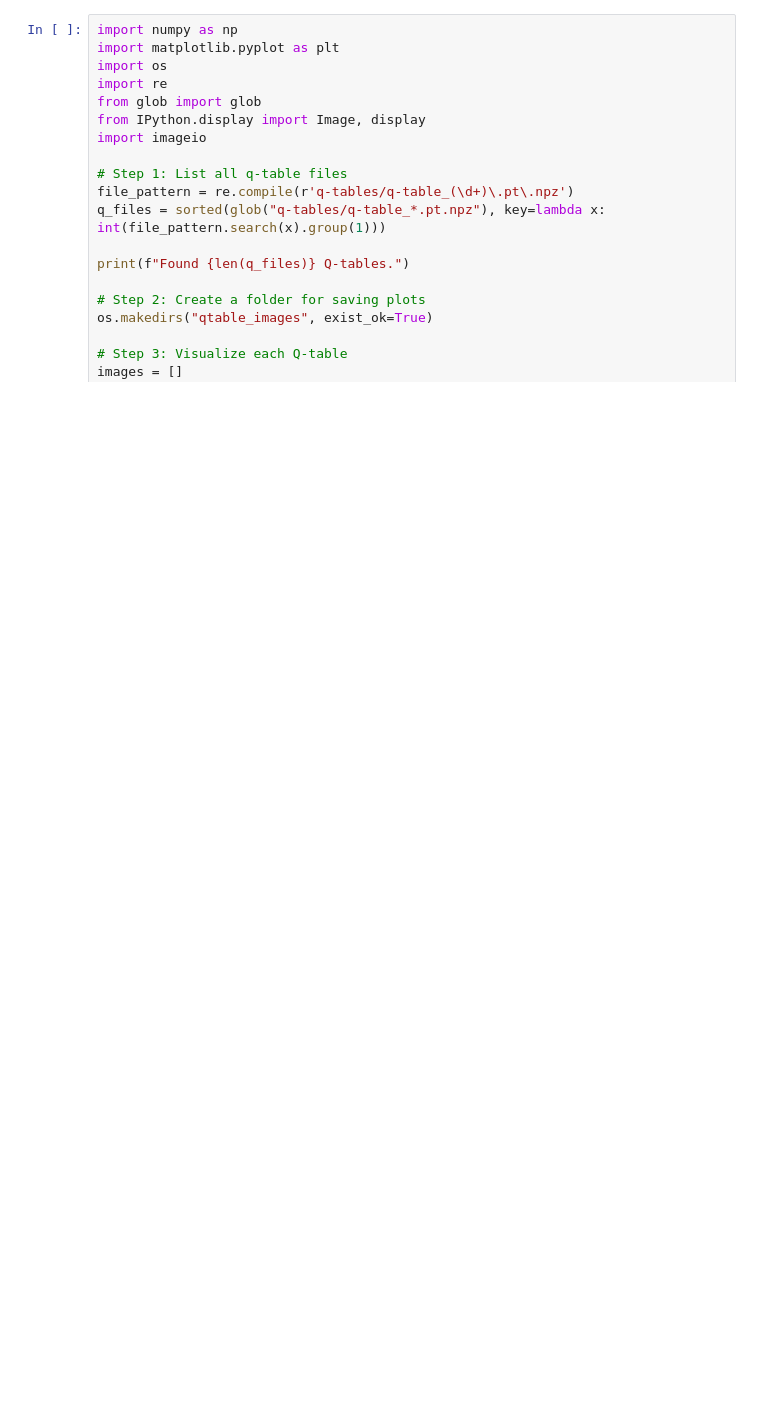
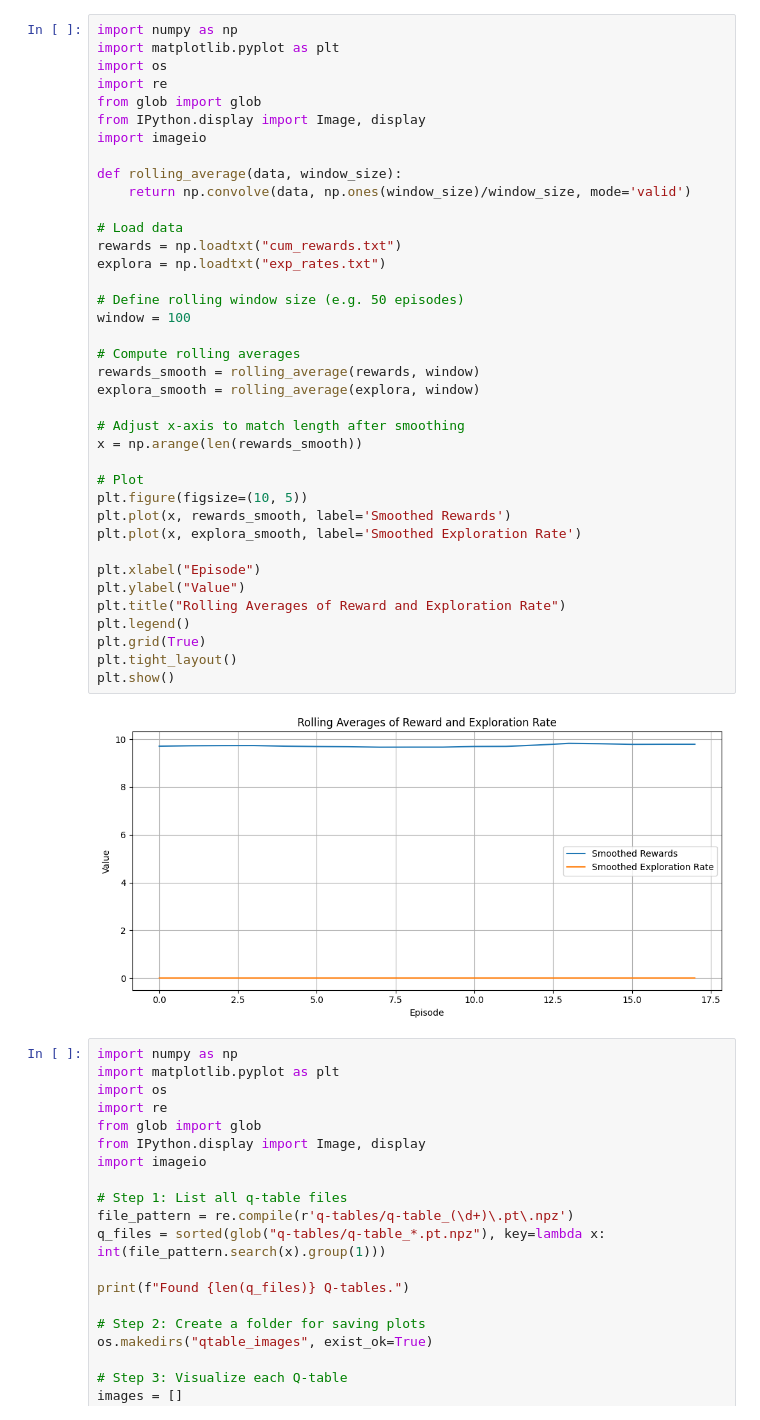
Before and after one commit to KunkelAlexander/bomberman_rl, a Jupyter notebook: agent_code/tq_cratehero/plot_q_tables.ipynb, the cells around one changed output. Drawn from its saved outputs; the diff is of its cells as text; blank space fills up the shorter version.

```diff
--- a/agent_code/tq_cratehero/plot_q_tables.ipynb
+++ b/agent_code/tq_cratehero/plot_q_tables.ipynb
@@ -1,3 +52,43 @@
+# %%
+import numpy as np
+import matplotlib.pyplot as plt
+import os
+import re
+from glob import glob
+from IPython.display import Image, display
+import imageio
+
+def rolling_average(data, window_size):
+    return np.convolve(data, np.ones(window_size)/window_size, mode='valid')
+
+# Load data
+rewards = np.loadtxt("cum_rewards.txt")
+explora = np.loadtxt("exp_rates.txt")
+
+# Define rolling window size (e.g. 50 episodes)
+window = 100
+
+# Compute rolling averages
+rewards_smooth = rolling_average(rewards, window)
+explora_smooth = rolling_average(explora, window)
+
+# Adjust x-axis to match length after smoothing
+x = np.arange(len(rewards_smooth))
+
+# Plot
+plt.figure(figsize=(10, 5))
+plt.plot(x, rewards_smooth, label='Smoothed Rewards')
+plt.plot(x, explora_smooth, label='Smoothed Exploration Rate')
+
+plt.xlabel("Episode")
+plt.ylabel("Value")
+plt.title("Rolling Averages of Reward and Exploration Rate")
+plt.legend()
+plt.grid(True)
+plt.tight_layout()
+plt.show()
+# %% [output]
+[figure, added]
 # %%
 import numpy as np
 import matplotlib.pyplot as plt
```
Also changed, not shown: parts of 1 cell of this notebook, 25 other files.
